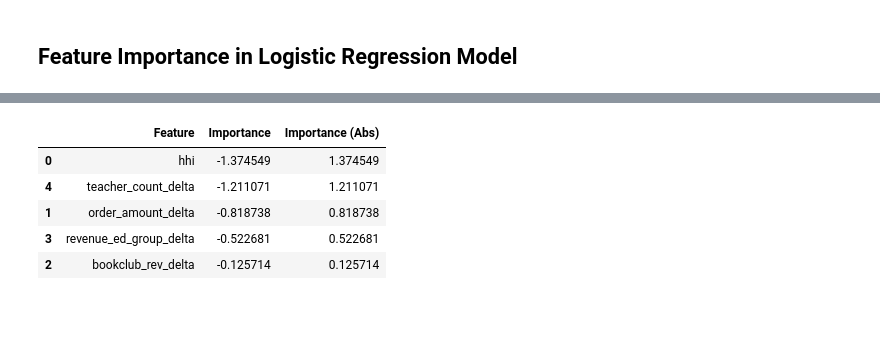
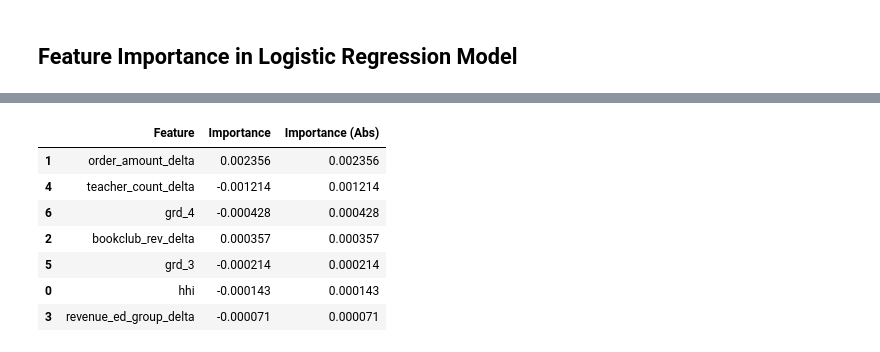
Before and after one commit to Ho1yShif/Scholastic_Case_Study, a Jupyter notebook: Modeling.ipynb, the cells around one changed output, grey strips where cells are left out. Saved outputs shown, nothing was run; the diff lists cells and outputs as text; code cells hidden in the pictures; blank space fills up the shorter version.

```diff
--- a/Modeling.ipynb
+++ b/Modeling.ipynb
@@ -116,15 +115,18 @@ LogisticRegression()
-# %%
-feat_imp = DataFrame({'Feature': selected_features.columns, 'Importance': model.coef_.flatten(),
-					  'Importance (Abs)':abs(model.coef_.flatten())})
-feat_imp = feat_imp.sort_values(by='Importance (Abs)', ascending=False)
-feat_imp
-# %% [output]
-|  | Feature | Importance | Importance (Abs) |
-| 0 | hhi | -1.374549 | 1.374549 |
-| 4 | teacher_count_delta | -1.211071 | 1.211071 |
-| 1 | order_amount_delta | -0.818738 | 0.818738 |
-| 3 | revenue_ed_group_delta | -0.522681 | 0.522681 |
-| 2 | bookclub_rev_delta | -0.125714 | 0.125714 |
+# %%
+imps = permutation_importance(model, X_test, y_test)
+feat_imp = DataFrame({'Feature': selected_features.columns, 'Importance': imps.importances_mean.flatten(),
+					  'Importance (Abs)':abs(imps.importances_mean.flatten())})
+feat_imp = feat_imp.sort_values(by='Importance (Abs)', ascending=False)
+feat_imp
+# %% [output]
+|  | Feature | Importance | Importance (Abs) |
+| 1 | order_amount_delta | 0.002356 | 0.002356 |
+| 4 | teacher_count_delta | -0.001214 | 0.001214 |
+| 6 | grd_4 | -0.000428 | 0.000428 |
+| 2 | bookclub_rev_delta | 0.000357 | 0.000357 |
+| 5 | grd_3 | -0.000214 | 0.000214 |
+| 0 | hhi | -0.000143 | 0.000143 |
+| 3 | revenue_ed_group_delta | -0.000071 | 0.000071 |
 # %%
 plt.xticks(rotation=40)
 features = sns.barplot(data=feat_imp, x='Feature',
```
Also changed, not shown: parts of 6 cells of this notebook.
